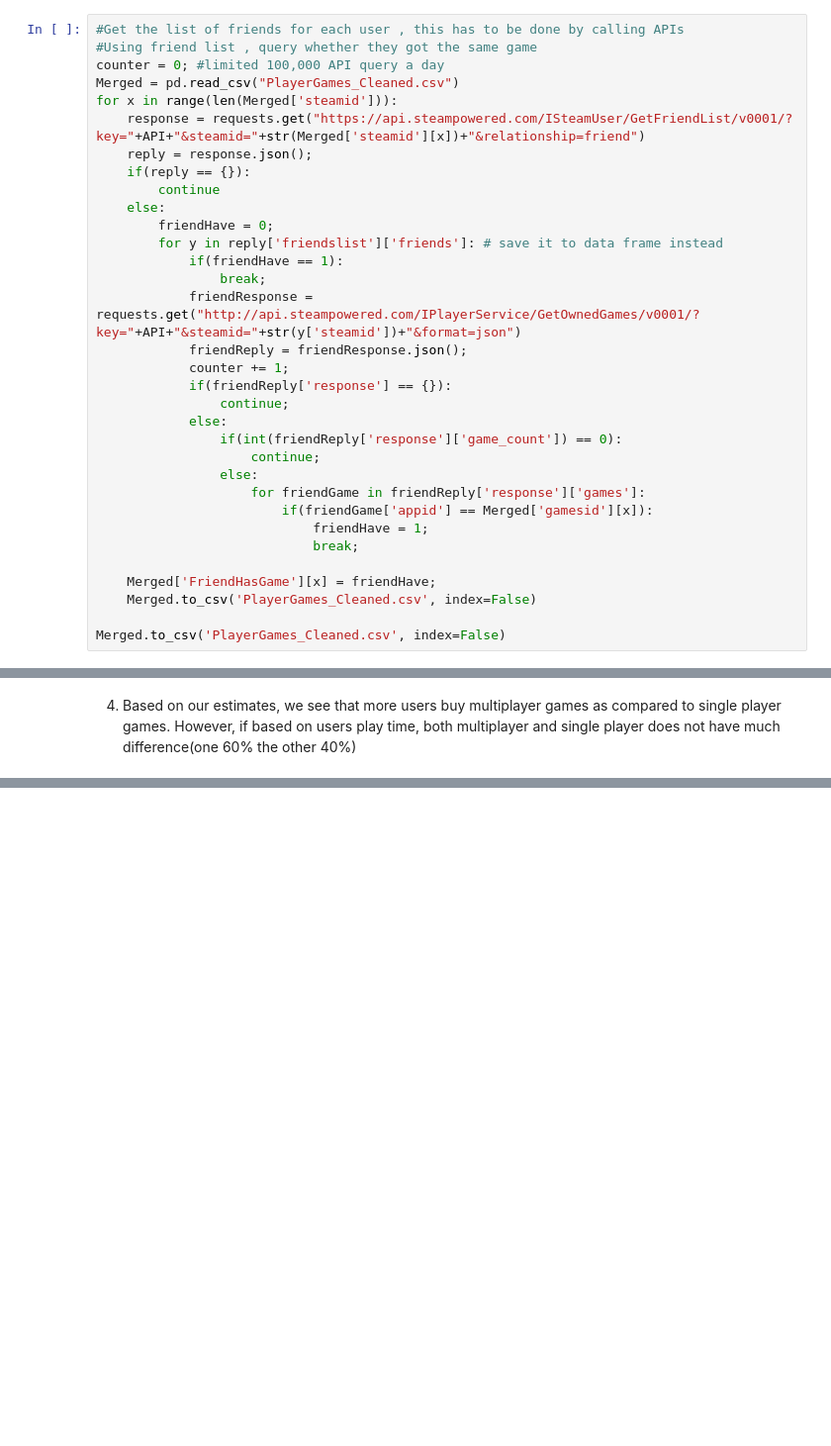
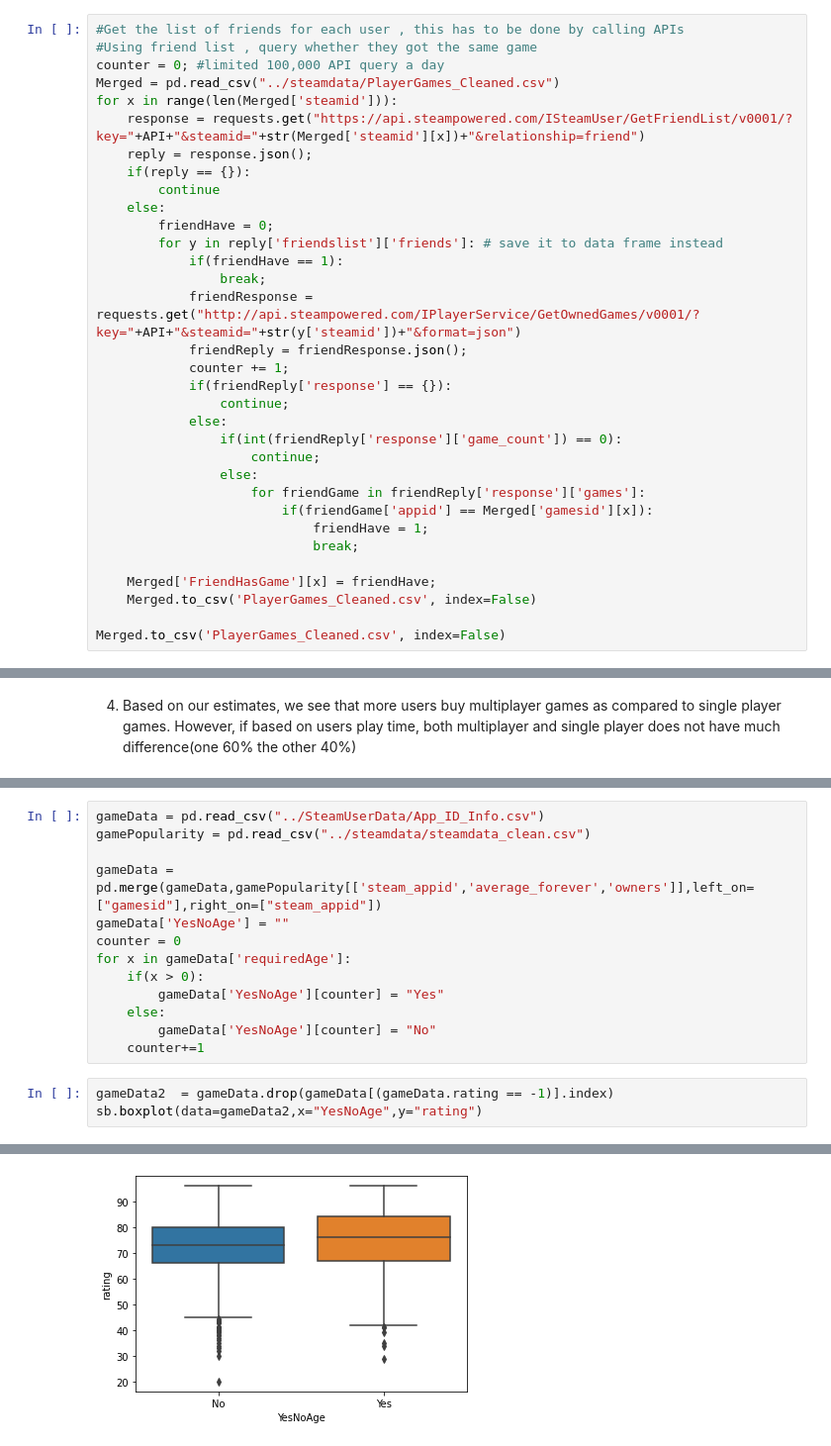
Before and after one commit to bryan9898/1015, a Jupyter notebook: Main/Main.ipynb, the cells around one changed output, grey strips where cells are left out. Shown: that part at 99% size. Cells and saved outputs as stored; diff of their text form; blank space fills up the shorter version.

```diff
--- a/Main/Main.ipynb
+++ b/Main/Main.ipynb
@@ -90,7 +90,7 @@ Merged = Merged.drop(Merged[(Merged.price == 0) | (Merged.appType != "game")].in
 #Get the list of friends for each user , this has to be done by calling APIs
 #Using friend list , query whether they got the same game
 counter = 0; #limited 100,000 API query a day
-Merged = pd.read_csv("PlayerGames_Cleaned.csv")
+Merged = pd.read_csv("../steamdata/PlayerGames_Cleaned.csv")
 for x in range(len(Merged['steamid'])):
     response = requests.get("https://api.steampowered.com/ISteamUser/GetFriendList/v0001/?key="+API+"&steamid="+str(Merged['steamid'][x])+"&relationship=friend")
     reply = response.json();
@@ -316,0 +317,17 @@ First we must see
+# %%
+gameData = pd.read_csv("../SteamUserData/App_ID_Info.csv")
+gamePopularity = pd.read_csv("../steamdata/steamdata_clean.csv")
+
+gameData =  pd.merge(gameData,gamePopularity[['steam_appid','average_forever','owners']],left_on=["gamesid"],right_on=["steam_appid"])
+gameData['YesNoAge'] = ""
+counter = 0
+for x in gameData['requiredAge']:
+    if(x > 0):
+        gameData['YesNoAge'][counter] = "Yes"
+    else:
+        gameData['YesNoAge'][counter] = "No"
+    counter+=1
+# %%
+gameData2  = gameData.drop(gameData[(gameData.rating == -1)].index)
+sb.boxplot(data=gameData2,x="YesNoAge",y="rating")
+# %% [output]
@@ -316,0 +335 @@ First we must see
+[figure, added]
```
Also changed, not shown: parts of 18 cells of this notebook, 2 other files.
